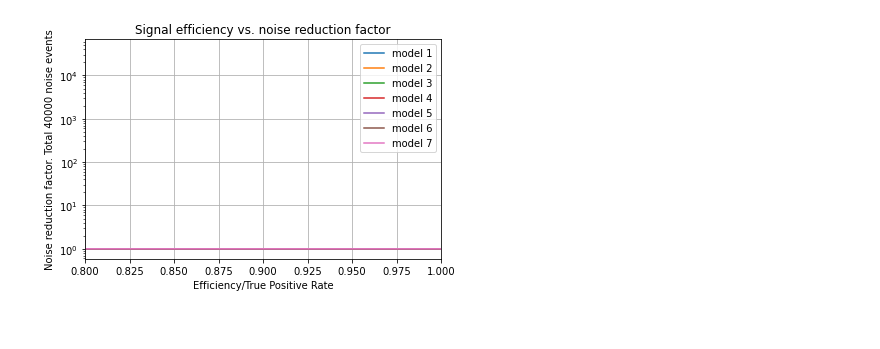
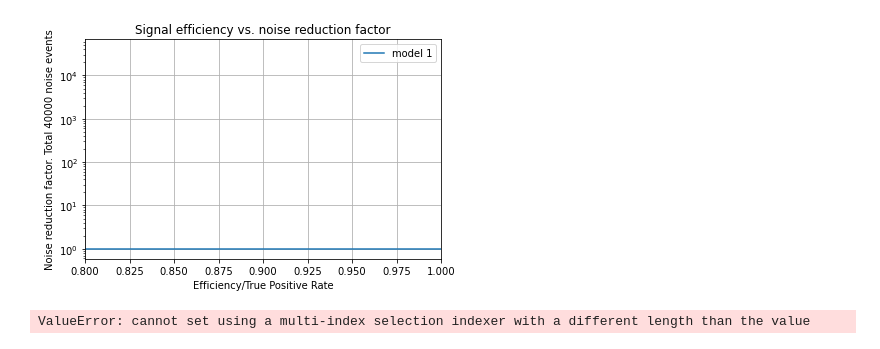
Before and after one commit to HansAlin/Autoencoder, a Jupyter notebook: test.ipynb, the cells around one changed output. Drawn from its saved outputs; the diff is of its cells as text; code cells hidden in the pictures.

```diff
--- a/test.ipynb
+++ b/test.ipynb
@@ -93,11 +93,6 @@ def load_data(all_signals=True):
   smask_test = y_test == 1
 
   return x_test, y_test, smask_test, signal, noise, std, mean
-# %%
-x_test, y_test, smask_test, signal, noise, std, mean = load_data(all_signals=False)
-# %%
-path = '/home/halin/Autoencoder/Models/complement_models/best_model.h5'
-model = load_model(path)
 # %%
 def plot_signal(x):
   for item in x:
@@ -292,4 +318,4 @@ def noise_reduction_curve_multi_models(models, path, fpr, plot=True, x_low_lim=0
   # plt.plot(false_pos, true_pos)
   # plt.show()
 
-  return threshold_value, tpr, fpr, tnr, fnr, results[0][4]
+  return threshold_value, tpr, fpr, tnr, fnr, results[0][4], results[0][0]
@@ -296,19 +375,18 @@ def noise_reduction_curve_multi_models(models, path, fpr, plot=True, x_low_lim=0
 # %%
-# path = '/home/halin/Autoencoder/Models/CNN_001'
-# models = load_models(path)
-# results_path = path + '/' + 'results_test.csv'
-# results = pd.read_csv(results_path)
-# results['Noise reduction'] = results['Noise reduction'].astype('object')
-# for i, model in enumerate(models):
-#   threshold_value, tpr, fpr, tnr, fnr, noise_reduction_factor = noise_reduction_curve_multi_models([model],path, fpr=0.05, save_outputs=False)
+path = '/home/halin/Autoencoder/Models/CNN_001'
+models = load_models(path)
+results_path = path + '/' + 'results_test.csv'
+results = pd.read_csv(results_path)
+results['Noise reduction'] = results['Noise reduction'].astype('object')
+results['True pos. array'] = results['True pos. array'].astype('object')
+for i, model in enumerate(models):
+  threshold_value, tpr, fpr, tnr, fnr, noise_reduction_factor, true_pos = noise_reduction_curve_multi_models([model],path, fpr=0.05, save_outputs=False)
 
-#   results.loc[[i], ['True pos.']] = tpr
-#   results.at[i,'Noise reduction'] = noise_reduction_factor
+  results.loc[[i], ['True pos.']] = tpr
+  results.at[i,'Noise reduction'] = noise_reduction_factor
+  results.at[i, 'True pos. array'] = true_pos
 
-# results.to_csv(results_path)
+results.to_csv(results_path)
+# %% [output]
+[figure, added]
+ValueError: cannot set using a multi-index selection indexer with a different length than the value
-# %%
-path = '/home/halin/Autoencoder/Models/CNN_002'
-models = load_models(path)
-_ = noise_reduction_curve_multi_models(models, path, fpr=0.05, save_outputs=False )
-# %% [output]
-[figure, removed]
```
Also changed, not shown: parts of 6 cells of this notebook, 6 other files.
